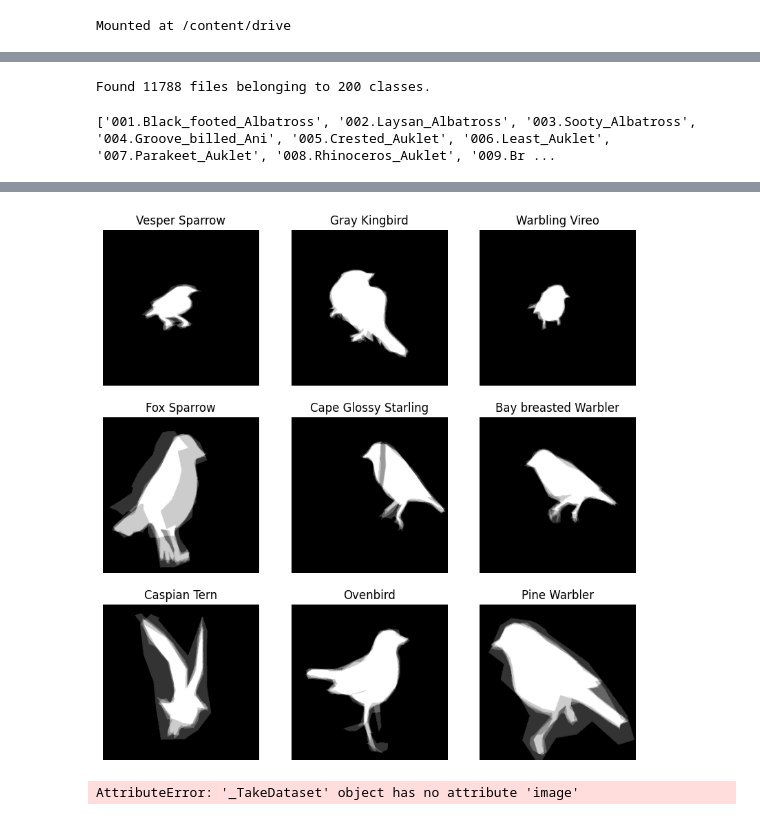
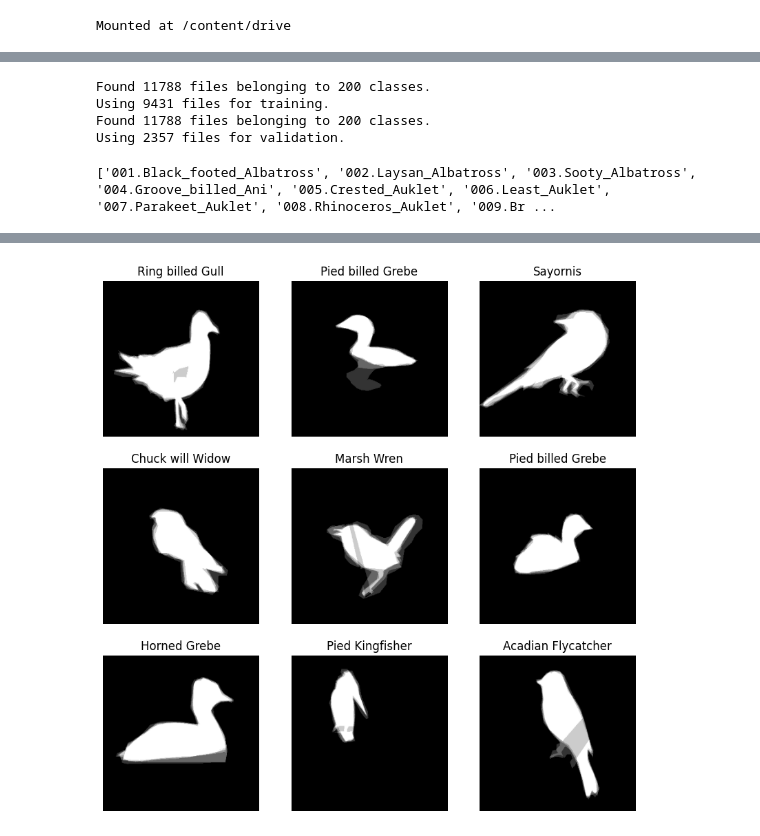
Before and after one commit to Karthik5412/Deep-Learning-Projects, a Jupyter notebook: CNN/birds.ipynb, the cells around one changed output, grey strips where cells are left out. Drawn from its saved outputs; the diff is of its cells as text; code cells hidden in the pictures.

```diff
--- a/CNN/birds.ipynb
+++ b/CNN/birds.ipynb
@@ -49,12 +49,17 @@ from keras.utils import image_dataset_from_directory
 # %%
 dir = '/content/bird_dataset_2/segmentations'
 batch = 64
-# %%
-ds = image_dataset_from_directory(directory= dir, labels= 'inferred', image_size= (256,256), label_mode= 'int', batch_size= batch)
-# %% [output]
-Found 11788 files belonging to 200 classes.
+# %%
+train_ds = image_dataset_from_directory(directory= dir, labels= 'inferred',seed=123, subset='training', validation_split=0.2,image_size= (256,256), label_mode= 'int', batch_size= batch, color_mode='rgb')
+
+val_ds = image_dataset_from_directory(directory= dir, labels= 'inferred', seed=123, subset='validation', validation_split=0.2, image_size= (256,256), label_mode= 'int', batch_size= batch, color_mode='rgb')
+# %% [output]
+Found 11788 files belonging to 200 classes.
+Using 9431 files for training.
+Found 11788 files belonging to 200 classes.
+Using 2357 files for validation.
 # %%
-bird_names = ds.class_names
+bird_names = train_ds.class_names
 print(bird_names)
 # %% [output]
 ['001.Black_footed_Albatross', '002.Laysan_Albatross', '003.Sooty_Albatross', '004.Groove_billed_Ani', '005.Crested_Auklet', '006.Least_Auklet', '007.Parakeet_Auklet', '008.Rhinoceros_Auklet', '009.Br ...
@@ -93,19 +98,15 @@ birds
 # %%
 import matplotlib.pyplot as plt
 
 plt.figure(figsize= (10,10))
-for image , labels in ds.take(1):
+for image , labels in train_ds.take(1):
     for i in range(9) :
         plt.subplot(3,3, i+1)
         plt.imshow(image[i].numpy().astype('uint8'))
         plt.title(birds[labels[i]])
         plt.axis('off')
 # %% [output]
-[figure, old version]
+[figure, new version]
 # %%
 import pandas as pd
 import numpy as np
-# %%
-ds.take(1).image.numpy()[0]
-# %% [output]
-AttributeError: '_TakeDataset' object has no attribute 'image'
```
Also changed, not shown: parts of 5 cells of this notebook.
